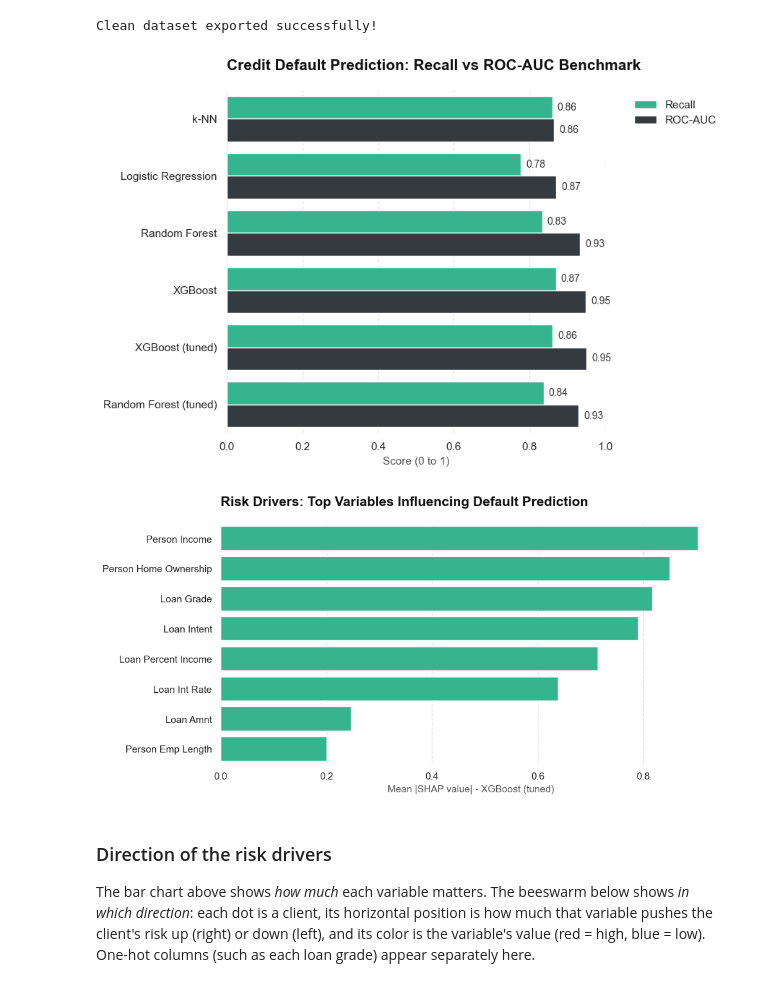
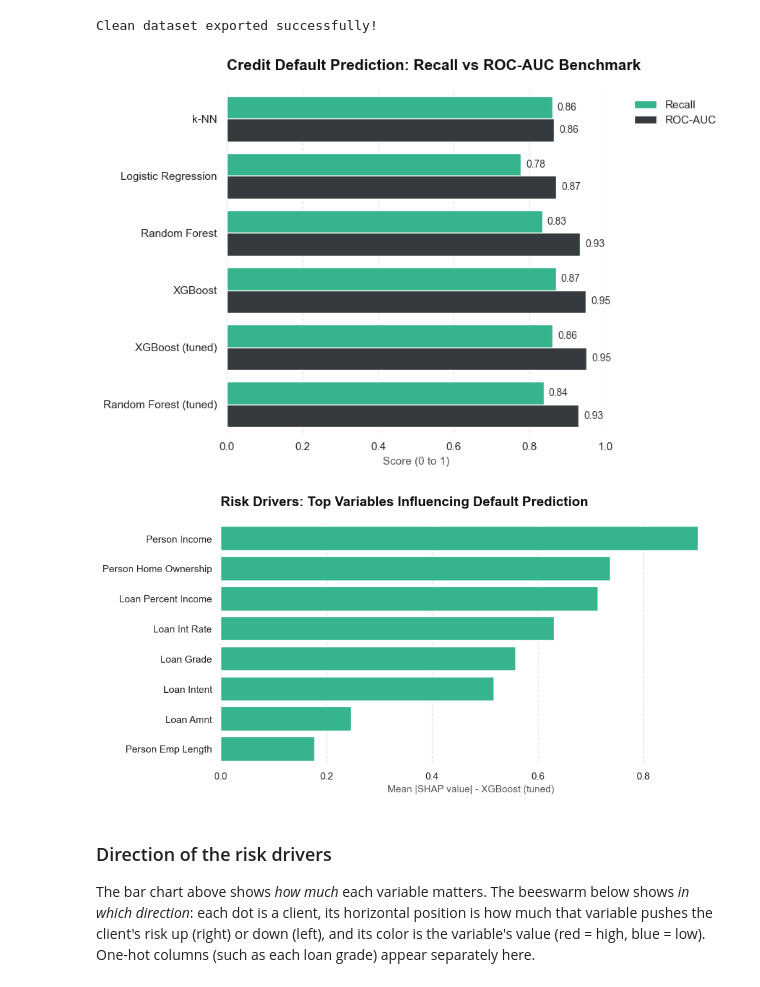
Before and after one commit to GuiAlmeida94/credit-risk-analysis-python, a Jupyter notebook: v2/Credit_risk_analysis_v2.ipynb, the cells around one changed output. Cells and saved outputs as stored; diff of their text form; code cells hidden in the pictures.

```diff
--- a/v2/Credit_risk_analysis_v2.ipynb
+++ b/v2/Credit_risk_analysis_v2.ipynb
@@ -1073,8 +1073,10 @@ plt.show()
 # ---------------------------------------------------------
 # Visual 2: Risk drivers (mean |SHAP value| of the best model, grouped by ORIGINAL variable)
 # ---------------------------------------------------------
-# One-hot encoding splits a variable (e.g. loan_grade) into several columns, which understates its weight.
-# SHAP values are additive, so summing them per original variable gives the variable's true contribution.
+# One-hot encoding splits a variable (e.g. loan_grade) into several columns.
+# SHAP values are additive, so a variable's contribution to one client is the SUM of the signed SHAP values of its
+# columns. The absolute value is taken AFTER that sum: taking |.| first would add up the magnitudes of columns that
+# push in opposite directions and inflate every categorical variable.
 prep = best_model.named_steps['prep']
 final_model = best_model.named_steps['model']
 feature_names = prep.get_feature_names_out()
@@ -1092,36 +1094,36 @@ X_sample_t = prep.transform(shap_sample)
 if hasattr(X_sample_t, 'toarray'):
     X_sample_t = X_sample_t.toarray()
 
 shap_values = shap.TreeExplainer(final_model)(X_sample_t).values
 if shap_values.ndim == 3:            # some models return one set of values per class
     shap_values = shap_values[:, :, 1]
 
-shap_df = pd.DataFrame(np.abs(shap_values), columns=[original_variable(f) for f in feature_names])
-importance_by_variable = shap_df.T.groupby(level=0).sum().T.mean().sort_values(ascending=False)
+shap_df = pd.DataFrame(shap_values, columns=[original_variable(f) for f in feature_names])   # signed values: no np.abs here
+importance_by_variable = shap_df.T.groupby(level=0).sum().T.abs().mean().sort_values(ascending=False)
 
 features_df = importance_by_variable.head(8).rename_axis('Feature').reset_index(name='Importance')
 
 # Cleaning feature names for business presentation
 features_df['Feature'] = features_df['Feature'].str.replace('_', ' ').str.title()
 features_df['Feature'] = features_df['Feature'].str.replace('Cb Person Default On File', 'Prior Default History')
 
 fig2, ax2 = plt.subplots(figsize=(10, 5))
 
 sns.barplot(data=features_df, x="Importance", y="Feature", color="#20c997", ax=ax2)
 
 ax2.set_title("Risk Drivers: Top Variables Influencing Default Prediction", fontsize=15, fontweight='bold', pad=20, loc='left', color='#111111')
 ax2.set_xlabel(f"Mean |SHAP value| - {best_name}", fontsize=11, color='#555555')
 ax2.set_ylabel("", fontsize=11)
 
 sns.despine(left=True, bottom=True)
 ax2.grid(axis='x', linestyle='--', alpha=0.5)
 
 plt.tight_layout()
 plt.savefig("credit_risk_features.png", dpi=300, bbox_inches='tight')
 plt.show()
 # %% [output]
 [figure]
-[figure, old version]
+[figure, new version]
 # %% [markdown]
 
 ### Direction of the risk drivers
```
Also changed, not shown: parts of 1 cell of this notebook, 2 other files.
